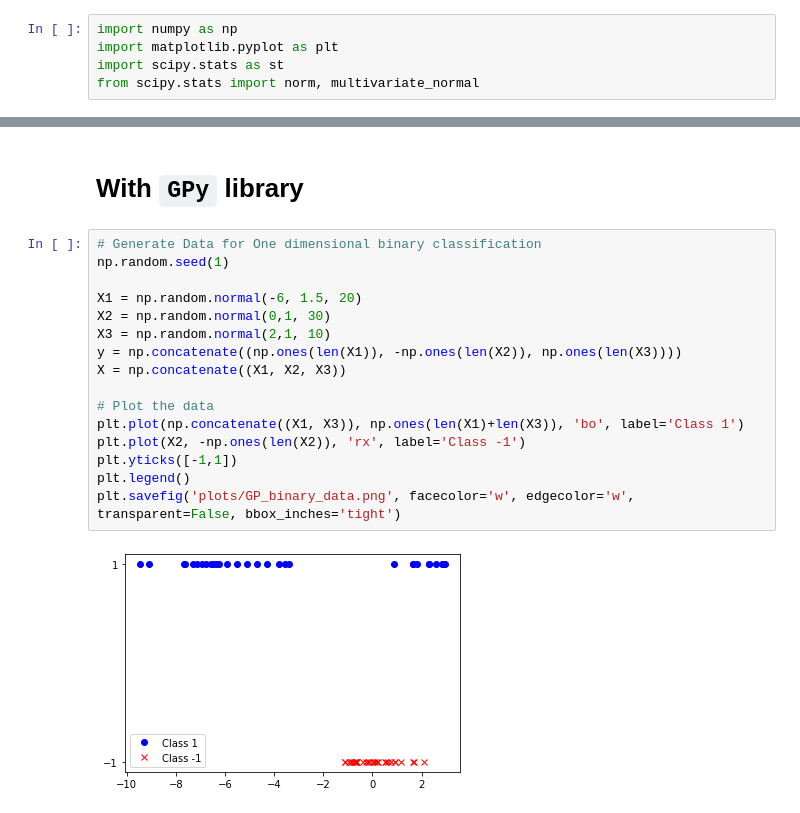
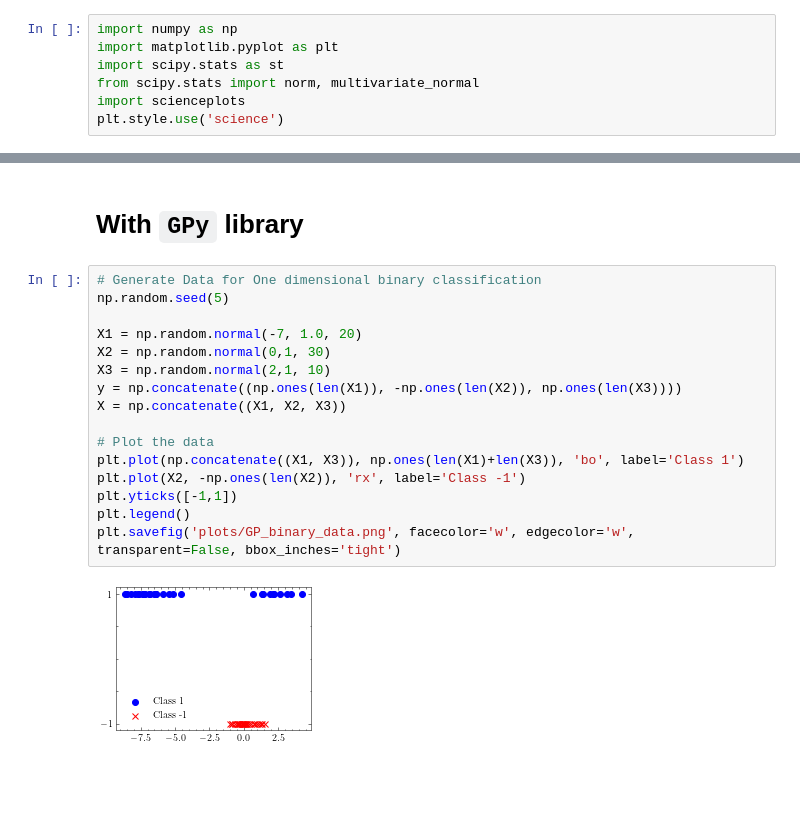
Before and after one commit to ddangchani/Supplements, a Jupyter notebook: Statistical Learning/GP binary_EP.ipynb, the cells around one changed output, grey strips where cells are left out. Drawn from its saved outputs; the diff is of its cells as text; blank space fills up the shorter version.

```diff
--- a/Statistical Learning/GP binary_EP.ipynb
+++ b/Statistical Learning/GP binary_EP.ipynb
@@ -7,6 +7,8 @@ import numpy as np
 import matplotlib.pyplot as plt
 import scipy.stats as st
 from scipy.stats import norm, multivariate_normal
+import scienceplots
+plt.style.use('science')
 # %%
 # Generate Data for One dimensional binary classification
 n = 5 # sample per cluster
@@ -224,19 +226,19 @@ plt.savefig('plots/Mean_STD_EP_Laplace.png', facecolor='white', bbox_inches='tig
 # With `GPy` library
 # %%
 # Generate Data for One dimensional binary classification
-np.random.seed(1)
+np.random.seed(5)
 
-X1 = np.random.normal(-6, 1.5, 20)
+X1 = np.random.normal(-7, 1.0, 20)
 X2 = np.random.normal(0,1, 30)
 X3 = np.random.normal(2,1, 10)
 y = np.concatenate((np.ones(len(X1)), -np.ones(len(X2)), np.ones(len(X3))))
 X = np.concatenate((X1, X2, X3))
 
 # Plot the data
 plt.plot(np.concatenate((X1, X3)), np.ones(len(X1)+len(X3)), 'bo', label='Class 1')
 plt.plot(X2, -np.ones(len(X2)), 'rx', label='Class -1')
 plt.yticks([-1,1])
 plt.legend()
 plt.savefig('plots/GP_binary_data.png', facecolor='w', edgecolor='w', transparent=False, bbox_inches='tight')
 # %% [output]
-[figure, old version]
+[figure, new version]
```
Also changed, not shown: parts of 8 cells of this notebook, 10 other files.
